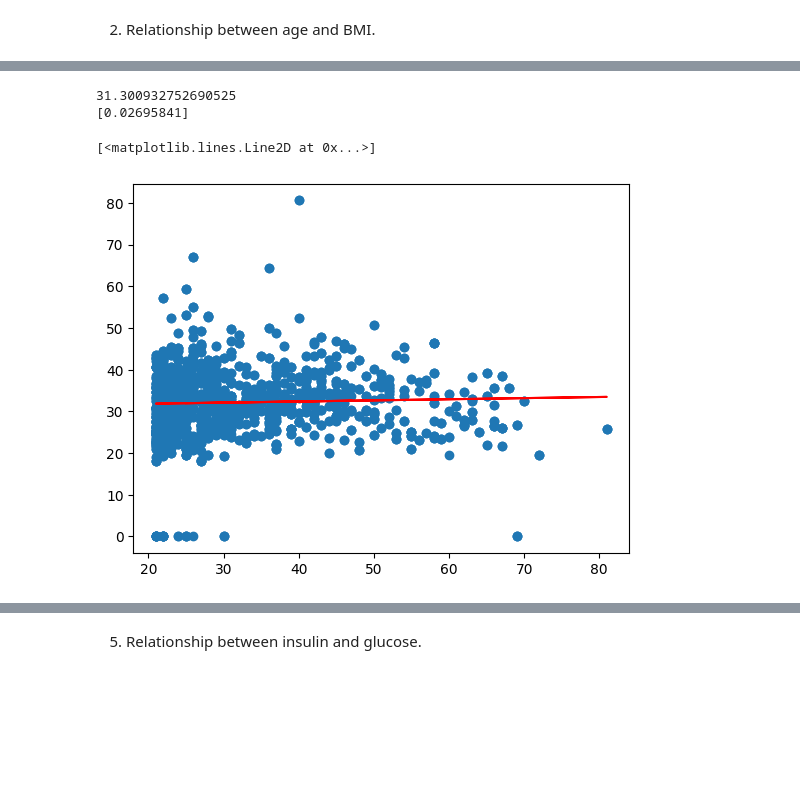
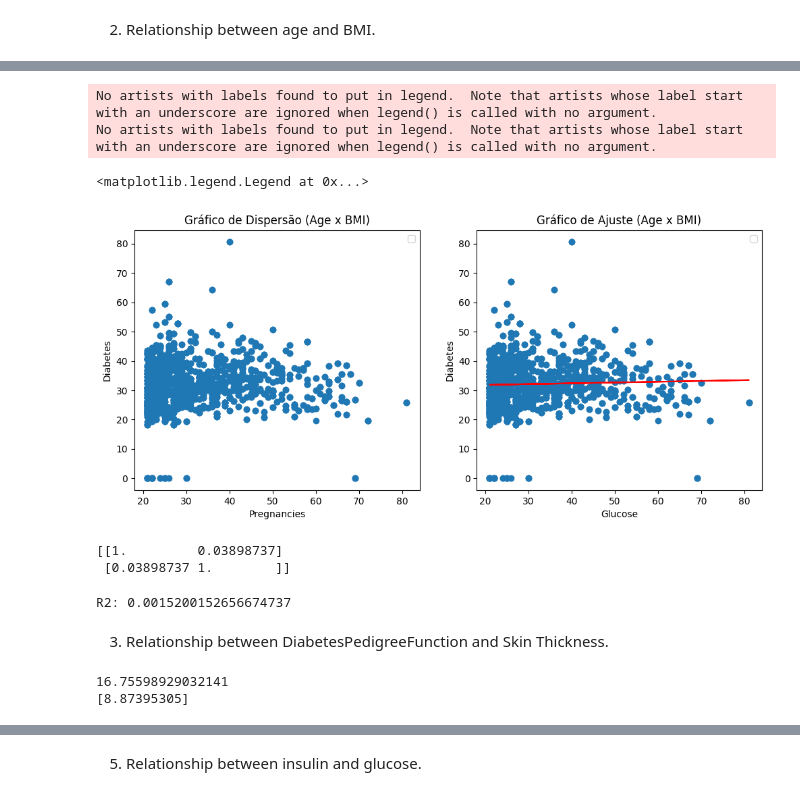
Before and after one commit to AnaBeatrizTavaresMalheiro/Data-analytics, a Jupyter notebook: linear_regression.ipynb, the cells around one changed output, grey strips where cells are left out. Saved outputs shown, nothing was run; the diff lists cells and outputs as text; code cells hidden in the pictures; blank space fills up the shorter version.

```diff
--- a/linear_regression.ipynb
+++ b/linear_regression.ipynb
@@ -75,11 +84,14 @@ R2: 0.02240184463670636
 # %%
 #Gráfico de dispersão
 #Reta com ajustada
-data = data.to_numpy()
-y = data[:,5]
-x = data[:,7]
+data = df.to_numpy()
+x = data[:,7] #age
+y = data[:,5] #BMI
 X = np.array(x).reshape(-1, 1)
 Y = np.array(y)
 
-plt.scatter(X, Y)
+#Reta com ajustada
+modelo = LinearRegression().fit(X, Y)
+print(modelo.intercept_)
+print (modelo.coef_)
 # %% [output]
@@ -88,12 +100,52 @@ plt.scatter(X, Y)
-# %%
-#Reta com ajustada
-modelo = LinearRegression().fit(X, Y)
-print(modelo.intercept_)
-print (modelo.coef_)
-plt.scatter(X, Y)
-plt.plot(X, modelo.predict(X), color = 'red')
-# %% [output]
-31.300932752690525
-[0.02695841]
-[<matplotlib.lines.Line2D at 0x...>]
-[figure, removed]
+# %%
+fig, axs = plt.subplots(1, 2, figsize=(12, 5))
+
+axs[0].scatter(X, Y)
+axs[0].set_title('Gráfico de Dispersão (Age x BMI)')
+axs[0].set_xlabel("Pregnancies")
+axs[0].set_ylabel("Diabetes")
+axs[0].legend()
+
+axs[1].scatter(X, Y)
+axs[1].plot(X, modelo.predict(X), color = 'red')
+axs[1].set_title('Gráfico de Ajuste (Age x BMI)')
+axs[1].set_xlabel("Glucose")
+axs[1].set_ylabel("Diabetes")
+axs[1].legend()
+# %% [output]
+No artists with labels found to put in legend.  Note that artists whose label start with an underscore are ignored when legend() is called with no argument.
+No artists with labels found to put in legend.  Note that artists whose label start with an underscore are ignored when legend() is called with no argument.
+<matplotlib.legend.Legend at 0x...>
+[figure, added]
+# %%
+#Coeficiente de correlação de Pearson
+correlacao = np.corrcoef(x, y)
+print(correlacao)
+# %% [output]
+[[1.         0.03898737]
+ [0.03898737 1.        ]]
+# %%
+#Coeficiente de Determinação R^2
+y_pred=modelo.predict(X)
+R2 = r2_score(y, y_pred)
+print('R2:', R2)
+# %% [output]
+R2: 0.0015200152656674737
+# %% [markdown]
+3) Relationship between DiabetesPedigreeFunction and Skin Thickness.
+# %%
+#Gráfico de dispersão
+#Reta com ajustada
+data = df.to_numpy()
+x = data[:,6]#DiabetesPedigreeFunction
+y = data[:,3]#SkinThickness
+X = np.array(x).reshape(-1, 1)
+Y = np.array(y)
+
+#Reta com ajustada
+modelo = LinearRegression().fit(X, Y)
+print(modelo.intercept_)
+print (modelo.coef_)
+# %% [output]
+16.75598929032141
+[8.87395305]
```
Also changed, not shown: parts of 32 cells of this notebook.
